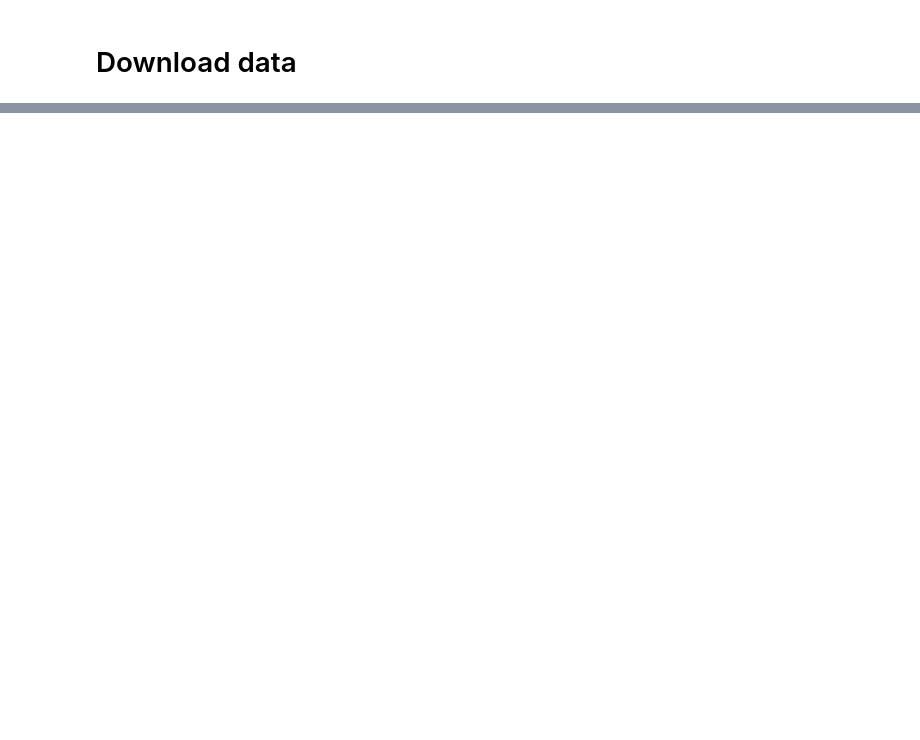
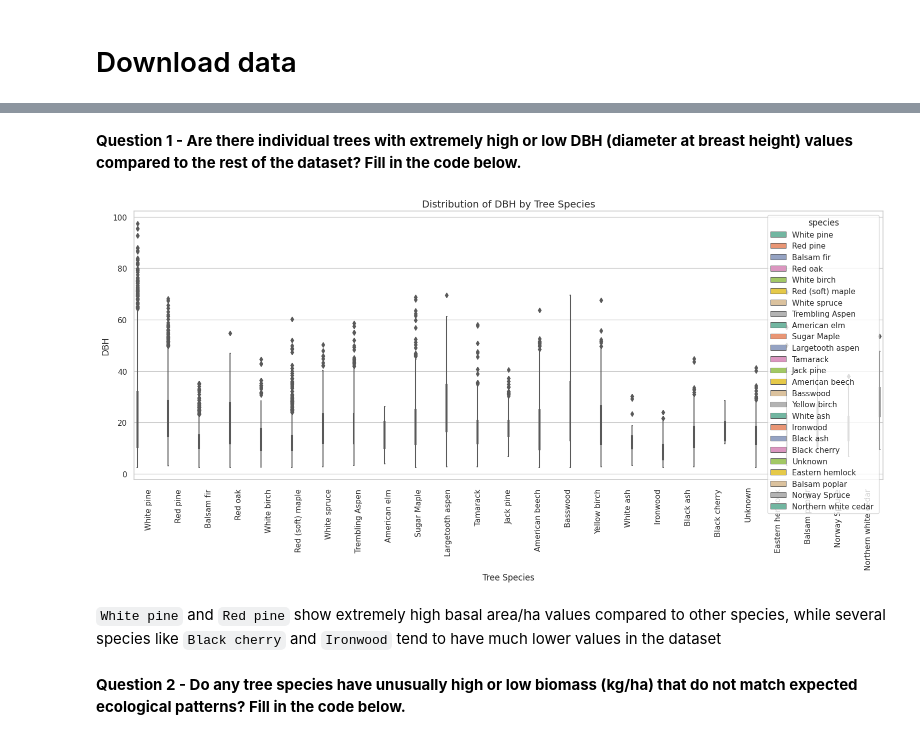
Before and after one commit to subornaa/Data-Analytics-Tutorials, a Jupyter notebook: Data_Wrangling_Tutorials.ipynb, the cells around one changed output, grey strips where cells are left out. Drawn from its saved outputs; the diff is of its cells as text; code cells hidden in the pictures; blank space fills up the shorter version.

Commit message:
reformat data wrangled tutorial

```diff
--- a/Data_Wrangling_Tutorials.ipynb
+++ b/Data_Wrangling_Tutorials.ipynb
@@ -165,0 +782,6 @@ dtype: int64
+# %%
+#@title Solution
+missing_species = trees_df[trees_df['species'].isna()]
+display(missing_species)
+trees_df['species'] = trees_df['species'].fillna('Unknown')
+display(trees_df.tail())
@@ -165,0 +833,45 @@ dtype: int64
+# %% [markdown]
+**Question 1  - Are there individual trees with extremely high or low DBH (diameter at breast height) values compared to the rest of the dataset? Fill in the code below.**
+# %%
+sns.set(style="whitegrid")
+plt.figure(figsize=(16, 8))
+
+#set the boxplot and include data
+sns.boxplot(data=trees_df, x='...', y='...', hue='...', palette='Set2')
+
+#Add labels
+plt.xlabel('Tree Species', fontsize=12)
+plt.ylabel('DBH', fontsize=12)
+plt.title('Distribution of DBH by Tree Species', fontsize=14)
+
+#Rotate the varibles in the x-axis for better readability
+plt.xticks(rotation=90, ha='center')
+
+plt.tight_layout()
+plt.show()
+# %%
+#@title Solution
+sns.set(style="whitegrid")
+plt.figure(figsize=(16, 8))
+
+#set the boxplot and include data
+sns.boxplot(data=trees_df, x='species', y='DBH', hue='species', palette='Set2')
+
+#Add labels
+plt.xlabel('Tree Species', fontsize=12)
+plt.ylabel('DBH', fontsize=12)
+plt.title('Distribution of DBH by Tree Species', fontsize=14)
+
+#Rotate the varibles in the x-axis for better readability
+plt.xticks(rotation=90, ha='center')
+
+plt.tight_layout()
+plt.show()
+# %% [output]
+[figure, added]
+# %% [markdown]
+
+
+`White pine` and `Red pine` show extremely high basal area/ha values compared to other species, while several species like `Black cherry` and `Ironwood` tend to have much lower values in the dataset
+# %% [markdown]
+**Question 2 - Do any tree species have unusually high or low biomass (kg/ha) that do not match expected ecological patterns? Fill in the code below.**
```
Also changed, not shown: parts of 71 cells of this notebook.
